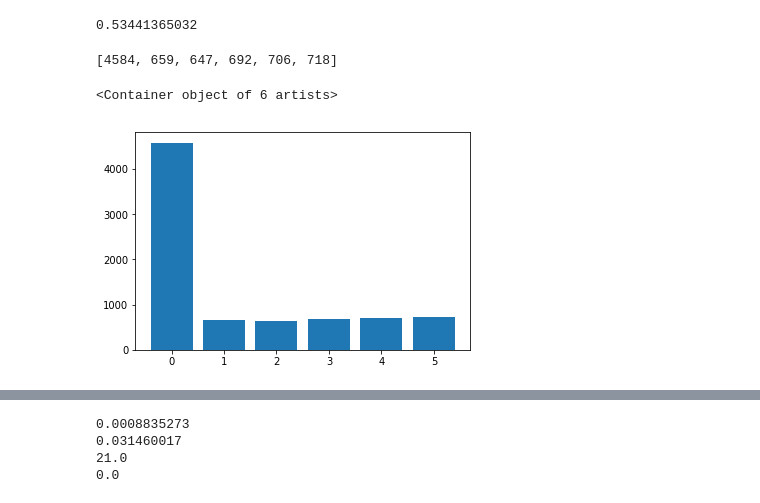
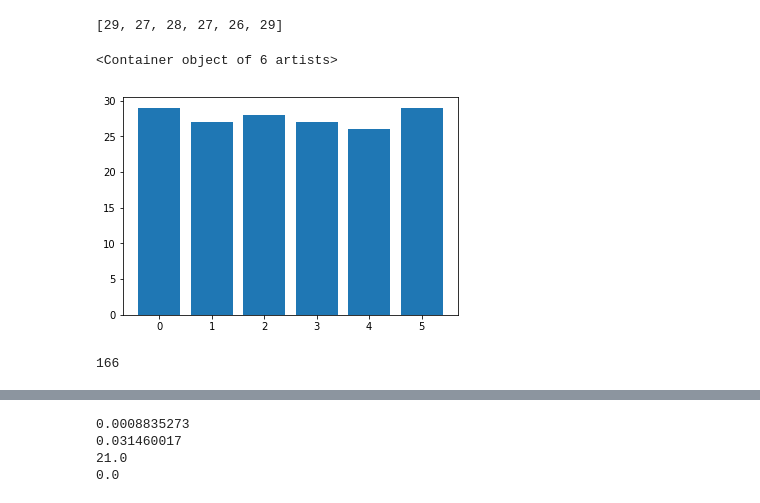
Before and after one commit to abdullaayyad96/DVSContactEstimation, a Jupyter notebook: preprocess.ipynb, the cells around one changed output, grey strips where cells are left out. Saved outputs shown, nothing was run; the diff lists cells and outputs as text; code cells hidden in the pictures.

```diff
--- a/preprocess.ipynb
+++ b/preprocess.ipynb
@@ -135,2 +201,37 @@ create_dataset(hf)
+# %%
+hf = h5py.File(h5_file_name, 'r+')
+def equalize_representation(hf_file, class_counter, n_classes=6):
+    for i in range(len(hf_file['ex_output'])):
+        idx = list(hf['ex_output'][i]).index(1)
+
+        if (np.random.rand() < (float(min(counter)) / counter[idx])):
+            if 'ex_input_image_idx_equalized' in hf_file.keys():
+                hf_file['ex_input_image_idx_equalized'].resize(len(hf_file['ex_input_image_idx_equalized']) + 1, axis=0)
+                hf_file["ex_input_image_idx_equalized"][len(hf_file['ex_input_image_idx_equalized'])-1] = hf_file['ex_input_image_idx'][i]
+
+                hf_file['ex_output_equalized'].resize(len(hf_file['ex_output_equalized']) + 1, axis=0)
+                hf_file["ex_output_equalized"][len(hf_file['ex_output_equalized'])-1] = hf['ex_output'][i]
+            else:
+                hf_file.create_dataset('ex_input_image_idx_equalized', data=[hf_file['ex_input_image_idx'][i]], maxshape=(None,None))
+                hf_file.create_dataset('ex_output_equalized', data=[hf_file['ex_output'][i]], maxshape=(None, None))
+
+equalize_representation(hf, counter)
+# %%
+new_counter = [0] * 6
+
+for i in range(len(hf['ex_output_equalized'])):
+    idx = list(hf['ex_output_equalized'][i]).index(1)
+    new_counter[idx] = new_counter[idx] + 1
+
+print(new_counter)
+plt.bar(range(0,6),new_counter)
+# %% [output]
+[29, 27, 28, 27, 26, 29]
+<Container object of 6 artists>
+[figure, added]
+# %%
+print(len(hf['ex_output_equalized']))
+# %% [output]
+166
 # %%
 hf.close()
@@ -140,19 +237,0 @@ hf = h5py.File('event_frame_data.hdf5', 'r+')
-# %%
-print(np.random.rand())
-# %% [output]
-0.53441365032
-# %%
-#analyze classes
-
-counter = [0] * 6
-
-for i in range(len(hf['ref_class'])):
-    idx = list(hf['ref_class'][i]).index(1)
-    counter[idx] = counter[idx] + 1
-
-print(counter)
-plt.bar(range(0,6),counter)
-# %% [output]
-[4584, 659, 647, 692, 706, 718]
-<Container object of 6 artists>
-[figure, removed]
```
Also changed, not shown: parts of 21 cells of this notebook, 1 other file.
